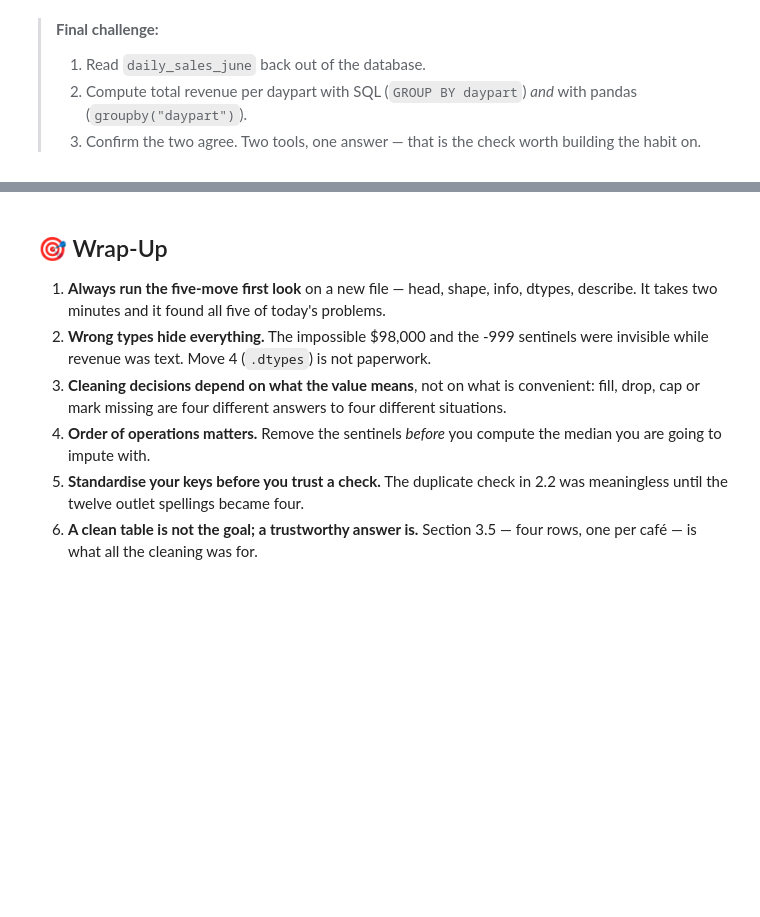
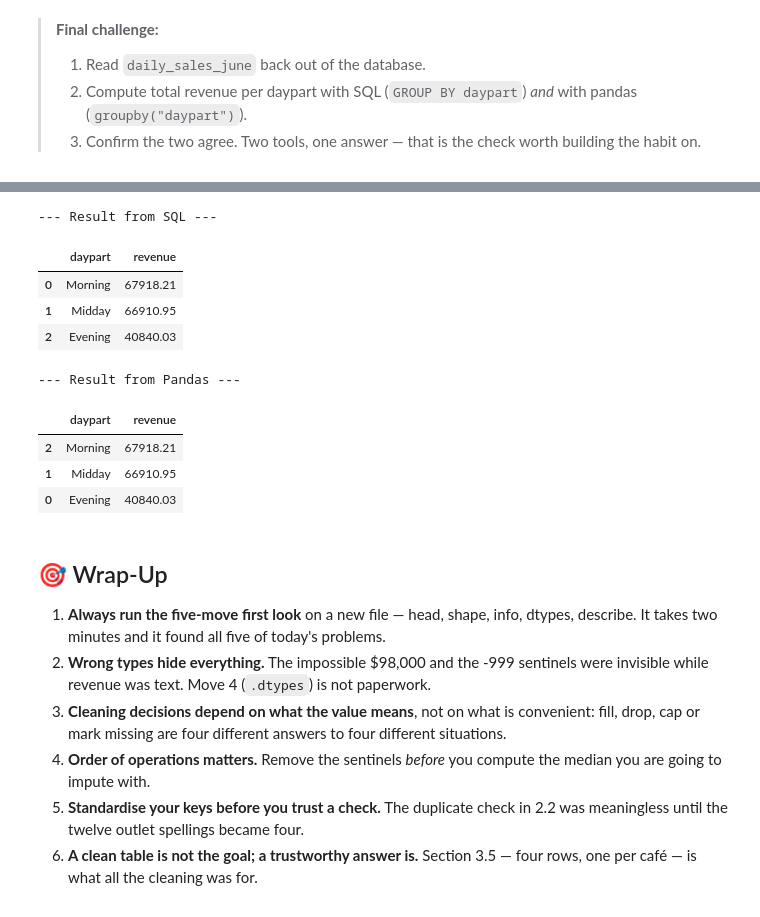
Before and after one commit to PP-123-nt/6m-data-1.8-eda-basic, a Jupyter notebook: notebooks/Part_4_reading_writing_data.ipynb, the cells around one changed output, grey strips where cells are left out. Drawn from its saved outputs; the diff is of its cells as text; code cells hidden in the pictures; blank space fills up the shorter version.

```diff
--- a/notebooks/Part_4_reading_writing_data.ipynb
+++ b/notebooks/Part_4_reading_writing_data.ipynb
@@ -775,3 +798,39 @@ Row count marina_june via SQL: 90
+# %%
+# SQL Group BY
+daypart_rev = """
+SELECT daypart, SUM(revenue_sgd) AS revenue
+FROM daily_sales_june
+GROUP BY daypart
+ORDER BY revenue DESC
+"""
+
+rev_daypart = pd.read_sql(daypart_rev, cafedb)
+print("\n--- Result from SQL ---")
+display(rev_daypart)
+
+
+# Panda groupby
+pandas_result = (
+    daily.groupby("daypart")["revenue_sgd"]
+    .sum()
+    .reset_index()
+    .rename(columns={"revenue_sgd": "revenue"})
+    .sort_values("revenue", ascending=False)
+)
+
+print("\n--- Result from Pandas ---")
+display(pandas_result)
+# %% [output]
+--- Result from SQL ---
+|  | daypart | revenue |
+| 0 | Morning | 67918.21 |
+| 1 | Midday | 66910.95 |
+| 2 | Evening | 40840.03 |
+--- Result from Pandas ---
+|  | daypart | revenue |
+| 2 | Morning | 67918.21 |
+| 1 | Midday | 66910.95 |
+| 0 | Evening | 40840.03 |
 # %% [markdown]
 ## 🎯 Wrap-Up
 
```
Also changed, not shown: parts of 1 cell of this notebook.
